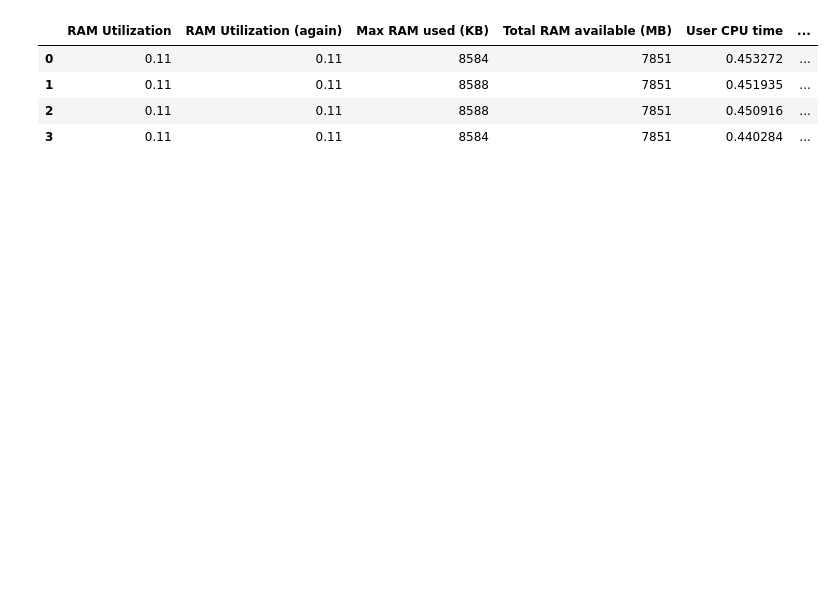
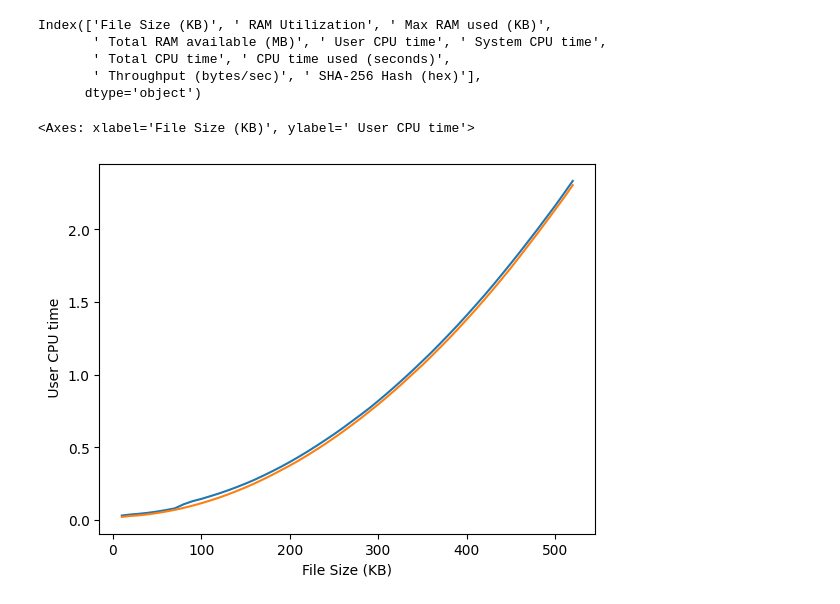
Before and after one commit to harshdabhi/riscv_project, a Jupyter notebook: visualisation.ipynb, the cells around one changed output. Saved outputs shown, nothing was run; the diff lists cells and outputs as text; code cells hidden in the pictures; blank space fills up the shorter version.

```diff
--- a/visualisation.ipynb
+++ b/visualisation.ipynb
@@ -14,8 +5,0 @@ import pandas as pd
-# %%
-pd.read_csv('./utilization_and_performance_output.csv')
-# %% [output]
-|  | RAM Utilization | RAM Utilization (again) | Max RAM used (KB) | Total RAM available (MB) | User CPU time | ... |
-| 0 | 0.11 | 0.11 | 8584 | 7851 | 0.453272 | ... |
-| 1 | 0.11 | 0.11 | 8588 | 7851 | 0.451935 | ... |
-| 2 | 0.11 | 0.11 | 8588 | 7851 | 0.450916 | ... |
-| 3 | 0.11 | 0.11 | 8584 | 7851 | 0.440284 | ... |
@@ -21,0 +12,18 @@ pd.read_csv('./utilization_and_performance_output.csv')
+# %%
+# Reading csv files
+df_with=pd.read_csv('./with.csv')
+df_without=pd.read_csv('./without.csv')
+# %%
+df_with.columns
+# %% [output]
+Index(['File Size (KB)', ' RAM Utilization', ' Max RAM used (KB)',
+       ' Total RAM available (MB)', ' User CPU time', ' System CPU time',
+       ' Total CPU time', ' CPU time used (seconds)',
+       ' Throughput (bytes/sec)', ' SHA-256 Hash (hex)'],
+      dtype='object')
+# %%
+sns.lineplot(df_with,x='File Size (KB)',y=' User CPU time')
+sns.lineplot(df_without,x='File Size (KB)',y=' User CPU time')
+# %% [output]
+<Axes: xlabel='File Size (KB)', ylabel=' User CPU time'>
+[figure, added]
```
Also changed, not shown: parts of 5 cells of this notebook, 10 other files.
